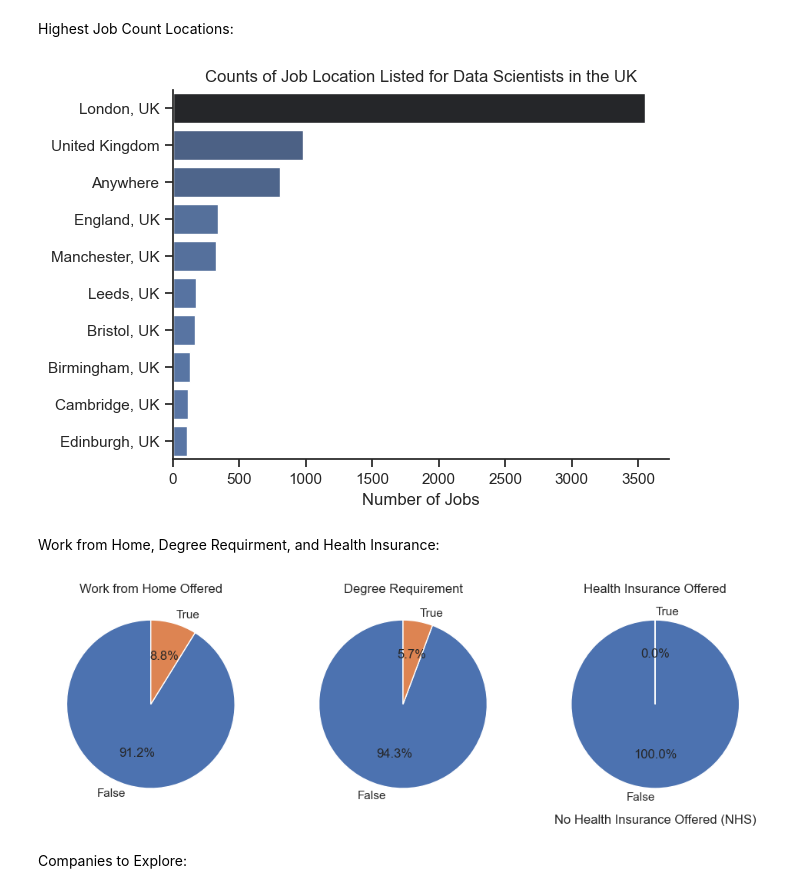
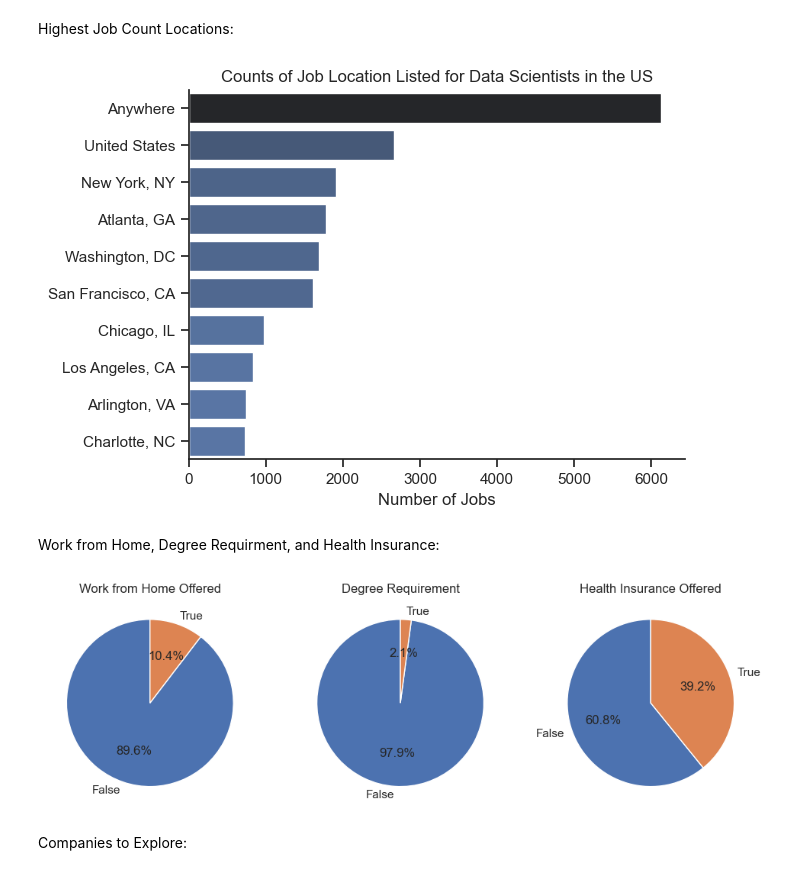
Before and after one commit to Liamx002/Data_Job_Market_Python, a Jupyter notebook: 3_Project/1_EDA_Intro.ipynb, the cells around one changed output. Cells and saved outputs as stored; diff of their text form; code cells hidden in the pictures.

Commit message:
Changed country: US

```diff
--- a/3_Project/1_EDA_Intro.ipynb
+++ b/3_Project/1_EDA_Intro.ipynb
@@ -14,40 +14,39 @@ df["job_skills"] = df["job_skills"].apply(lambda x:  ast.literal_eval(x) if pd.n
 # %% [markdown]
 Filter for UK Data Scientist roles
 # %%
-df_DS_UK = df[(df["job_title_short"] == "Data Scientist") & (df["job_country"] == "United Kingdom")]
+df_DS_US = df[(df["job_title_short"] == "Data Scientist") & (df["job_country"] == "United States")]
 # %% [markdown]
 Highest Job Count Locations:
 # %%
-df_plot = df_DS_UK["job_location"].value_counts().head(10).to_frame()
+df_plot = df_DS_US["job_location"].value_counts().head(10).to_frame()
 df_plot
 
 sns.set_theme(style="ticks")
 sns.barplot(data=df_plot, x="count", y="job_location", hue="count", palette="dark:b_r", legend=False)
 sns.despine()
-plt.title("Counts of Job Location Listed for Data Scientists in the UK")
+plt.title("Counts of Job Location Listed for Data Scientists in the US")
 plt.xlabel("Number of Jobs")
 plt.ylabel("")
 plt.show()
 # %% [output]
-[figure, old version]
+[figure, new version]
 # %% [markdown]
 Work from Home, Degree Requirment, and Health Insurance:
 # %%
 fig, ax = plt.subplots(1, 3)
 fig.set_size_inches((12,5))
 
 dict_column = {
     "job_work_from_home": "Work from Home Offered",
     "job_no_degree_mention": "Degree Requirement",
     "job_health_insurance": "Health Insurance Offered"
 }
 
 for i, (column, title) in enumerate(dict_column.items()):
-    ax[i].pie(df_DS_UK[column].value_counts(), startangle=90, autopct="%1.1f%%", labels=["False", "True"])
+    ax[i].pie(df_DS_US[column].value_counts(), startangle=90, autopct="%1.1f%%", labels=["False", "True"])
     ax[i].set_title(title)
-    ax[2].set_xlabel("No Health Insurance Offered (NHS)")
 # %% [output]
-[figure, old version]
+[figure, new version]
 # %% [markdown]
 Companies to Explore:
 # %%
```
Also changed, not shown: parts of 1 cell of this notebook.
